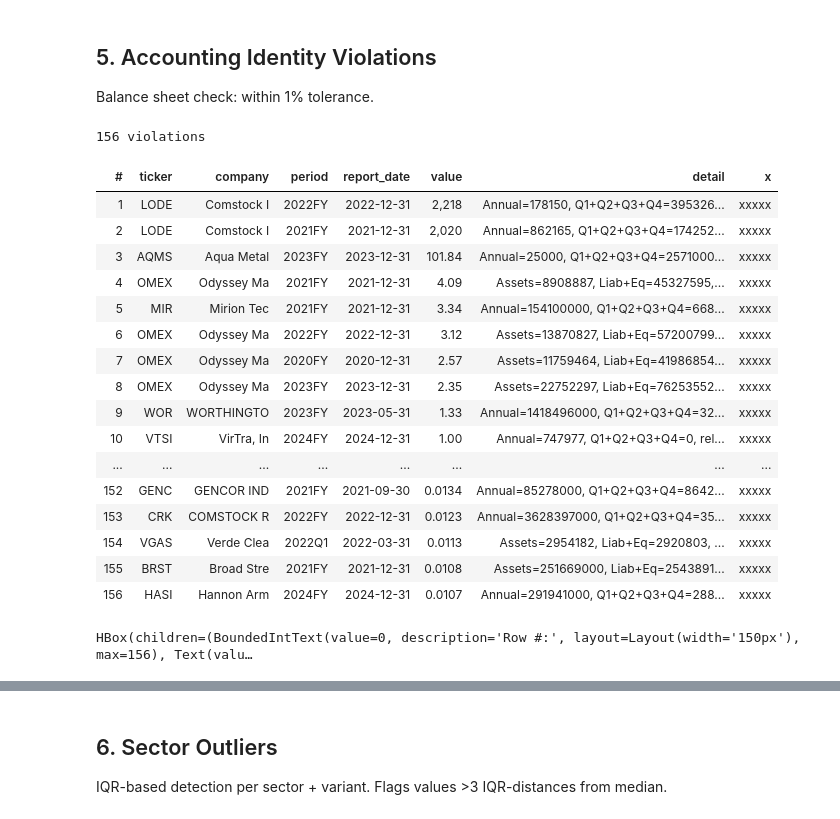
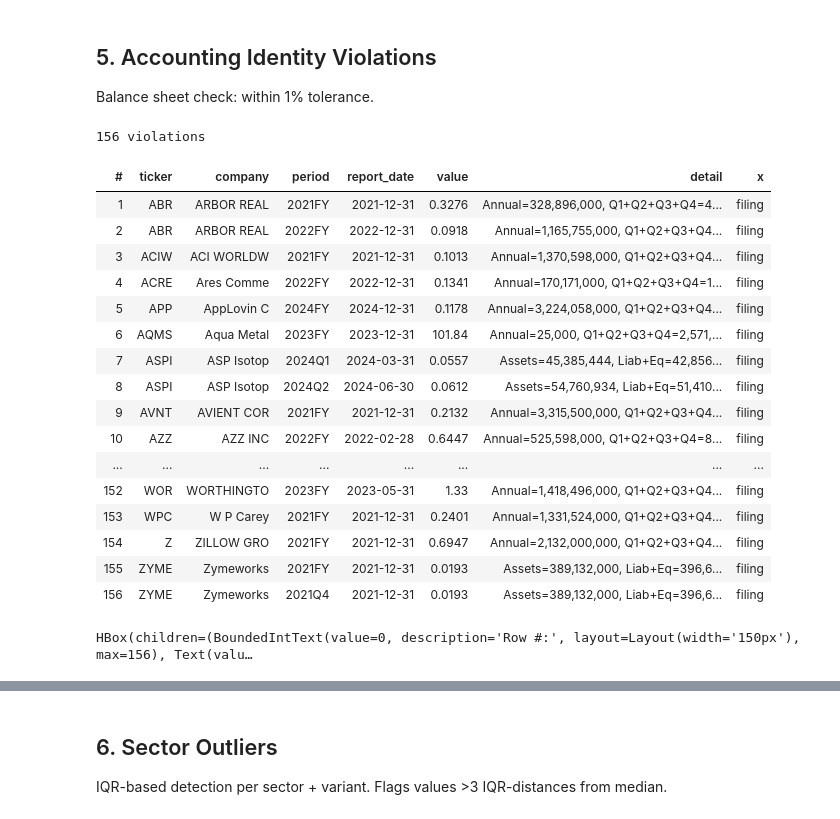
Before and after one commit to marcdumon/investment_research_platform, a Jupyter notebook: notebooks/fundamental_anomalies.ipynb, the cells around one changed output, grey strips where cells are left out. Drawn from its saved outputs; the diff is of its cells as text; code cells hidden in the pictures.

```diff
--- a/notebooks/fundamental_anomalies.ipynb
+++ b/notebooks/fundamental_anomalies.ipynb
@@ -50,12 +50,16 @@ def _prep_df(df: pd.DataFrame) -> pd.DataFrame:
             df.insert(loc, 'company', df['company_name'].str[:10])
         df = df.drop(columns=['company_name'])
     if 'edgar_url' in df.columns:
-        df['x'] = df['edgar_url'].apply(
-            lambda u: (
-                f'<a href="{u}" target="_blank">xxxxx</a>' if pd.notna(u) and u else ''
-            )
-        )
-        df = df.drop(columns=['edgar_url'])
+        has_form = 'edgar_form' in df.columns
+        def _link(r):
+            u = r['edgar_url']
+            form = r['edgar_form'] if has_form else None
+            if not (pd.notna(u) and u and pd.notna(form) and form):
+                return ''
+            return f'<a href="{u}" target="_blank">{form}</a>'
+        df['x'] = df.apply(_link, axis=1)
+        drop = ['edgar_url'] + (['edgar_form'] if has_form else [])
+        df = df.drop(columns=drop)
     if 'value' in df.columns:
         df['value'] = df['value'].apply(_fmt_value)
     return df
@@ -253,43 +248,71 @@ Balance sheet check:  within 1% tolerance.
 # %%
 acct = (
     findings[findings['rule'] == 'accounting_identity'][
-        ['ticker', 'company_name', 'period', 'report_date', 'value', 'rule', 'detail', 'edgar_url']
+        [
+            'ticker',
+            'company_name',
+            'period',
+            'report_date',
+            'value',
+            'rule',
+            'detail',
+        ]
     ]
-    .sort_values('value', ascending=False)
+    .sort_values(['ticker','period','value'], ascending=True)
     .reset_index(drop=True)
 )
 print(f'{len(acct)} violations')
+
+# build filing links: annual + Q1/Q2/Q3/Q4 for quarterly identity checks
+if 'sec_filings' in data and not acct.empty:
+    _sf = data['sec_filings'].drop_duplicates(subset=['ticker','period']).set_index(['ticker','period'])
+    _sf_url  = _sf['url']  if 'url'  in _sf.columns else pd.Series(dtype=object)
+    _sf_form = _sf['form'] if 'form' in _sf.columns else pd.Series(dtype=object)
+    def _flink(ticker, period):
+        u = _sf_url.get((ticker, period))
+        f = _sf_form.get((ticker, period))
+        return f'<a href="{u}" target="_blank">{f}</a>' if u and f else ''
+    def _all_links(ticker, period):
+        parts = [_flink(ticker, period)]
+        if str(period).endswith('FY'):
+            year = str(period)[:4]
+            parts += [_flink(ticker, f'{year}{q}') for q in ('Q1','Q2','Q3','Q4')]
+        return ' '.join(p for p in parts if p)
+    acct['filings'] = acct.apply(lambda r: _all_links(r['ticker'], r['period']), axis=1)
+else:
+    acct['filings'] = ''
+
 _acct_show = _prep_df(acct.copy())
 _acct_show.insert(0, '#', range(1, len(_acct_show) + 1))
 display(_html(_acct_show))
 
 _acct_row, _acct_note, _acct_wl_btn, _acct_chk_btn, _acct_bl_btn, _acct_msg = (
     _exc_widgets(lambda i: acct.iloc[i - 1] if 0 < i <= len(acct) else None)
 )
 _acct_row.max = max(len(acct), 1)
 display(
     w.HBox([_acct_row, _acct_note, _acct_wl_btn, _acct_chk_btn, _acct_bl_btn]),
     _acct_msg,
 )
 # %% [output]
 156 violations
 | # | ticker | company | period | report_date | value | detail | x |
-| 1 | LODE | Comstock I | 2022FY | 2022-12-31 | 2,218 | Annual=178150, Q1+Q2+Q3+Q4=395326... | xxxxx |
-| 2 | LODE | Comstock I | 2021FY | 2021-12-31 | 2,020 | Annual=862165, Q1+Q2+Q3+Q4=174252... | xxxxx |
-| 3 | AQMS | Aqua Metal | 2023FY | 2023-12-31 | 101.84 | Annual=25000, Q1+Q2+Q3+Q4=2571000... | xxxxx |
-| 4 | OMEX | Odyssey Ma | 2021FY | 2021-12-31 | 4.09 | Assets=8908887, Liab+Eq=45327595,... | xxxxx |
-| 5 | MIR | Mirion Tec | 2021FY | 2021-12-31 | 3.34 | Annual=154100000, Q1+Q2+Q3+Q4=668... | xxxxx |
-| 6 | OMEX | Odyssey Ma | 2022FY | 2022-12-31 | 3.12 | Assets=13870827, Liab+Eq=57200799... | xxxxx |
-| 7 | OMEX | Odyssey Ma | 2020FY | 2020-12-31 | 2.57 | Assets=11759464, Liab+Eq=41986854... | xxxxx |
-| 8 | OMEX | Odyssey Ma | 2023FY | 2023-12-31 | 2.35 | Assets=22752297, Liab+Eq=76253552... | xxxxx |
-| 9 | WOR | WORTHINGTO | 2023FY | 2023-05-31 | 1.33 | Annual=1418496000, Q1+Q2+Q3+Q4=32... | xxxxx |
-| 10 | VTSI | VirTra, In | 2024FY | 2024-12-31 | 1.00 | Annual=747977, Q1+Q2+Q3+Q4=0, rel... | xxxxx |
+| 1 | ABR | ARBOR REAL | 2021FY | 2021-12-31 | 0.3276 | Annual=328,896,000, Q1+Q2+Q3+Q4=4... | filing |
+| 2 | ABR | ARBOR REAL | 2022FY | 2022-12-31 | 0.0918 | Annual=1,165,755,000, Q1+Q2+Q3+Q4... | filing |
+| 3 | ACIW | ACI WORLDW | 2021FY | 2021-12-31 | 0.1013 | Annual=1,370,598,000, Q1+Q2+Q3+Q4... | filing |
+| 4 | ACRE | Ares Comme | 2022FY | 2022-12-31 | 0.1341 | Annual=170,171,000, Q1+Q2+Q3+Q4=1... | filing |
+| 5 | APP | AppLovin C | 2024FY | 2024-12-31 | 0.1178 | Annual=3,224,058,000, Q1+Q2+Q3+Q4... | filing |
+| 6 | AQMS | Aqua Metal | 2023FY | 2023-12-31 | 101.84 | Annual=25,000, Q1+Q2+Q3+Q4=2,571,... | filing |
+| 7 | ASPI | ASP Isotop | 2024Q1 | 2024-03-31 | 0.0557 | Assets=45,385,444, Liab+Eq=42,856... | filing |
+| 8 | ASPI | ASP Isotop | 2024Q2 | 2024-06-30 | 0.0612 | Assets=54,760,934, Liab+Eq=51,410... | filing |
+| 9 | AVNT | AVIENT COR | 2021FY | 2021-12-31 | 0.2132 | Annual=3,315,500,000, Q1+Q2+Q3+Q4... | filing |
+| 10 | AZZ | AZZ INC | 2022FY | 2022-02-28 | 0.6447 | Annual=525,598,000, Q1+Q2+Q3+Q4=8... | filing |
 | ... | ... | ... | ... | ... | ... | ... | ... |
-| 152 | GENC | GENCOR IND | 2021FY | 2021-09-30 | 0.0134 | Annual=85278000, Q1+Q2+Q3+Q4=8642... | xxxxx |
-| 153 | CRK | COMSTOCK R | 2022FY | 2022-12-31 | 0.0123 | Annual=3628397000, Q1+Q2+Q3+Q4=35... | xxxxx |
-| 154 | VGAS | Verde Clea | 2022Q1 | 2022-03-31 | 0.0113 | Assets=2954182, Liab+Eq=2920803, ... | xxxxx |
-| 155 | BRST | Broad Stre | 2021FY | 2021-12-31 | 0.0108 | Assets=251669000, Liab+Eq=2543891... | xxxxx |
-| 156 | HASI | Hannon Arm | 2024FY | 2024-12-31 | 0.0107 | Annual=291941000, Q1+Q2+Q3+Q4=288... | xxxxx |
+| 152 | WOR | WORTHINGTO | 2023FY | 2023-05-31 | 1.33 | Annual=1,418,496,000, Q1+Q2+Q3+Q4... | filing |
+| 153 | WPC | W P Carey | 2021FY | 2021-12-31 | 0.2401 | Annual=1,331,524,000, Q1+Q2+Q3+Q4... | filing |
+| 154 | Z | ZILLOW GRO | 2021FY | 2021-12-31 | 0.6947 | Annual=2,132,000,000, Q1+Q2+Q3+Q4... | filing |
+| 155 | ZYME | Zymeworks | 2021FY | 2021-12-31 | 0.0193 | Assets=389,132,000, Liab+Eq=396,6... | filing |
+| 156 | ZYME | Zymeworks | 2021Q4 | 2021-12-31 | 0.0193 | Assets=389,132,000, Liab+Eq=396,6... | filing |
 HBox(children=(BoundedIntText(value=0, description='Row #:', layout=Layout(width='150px'), max=156), Text(valu…
 [interactive output not drawn]
 # %% [markdown]
```
Also changed, not shown: parts of 4 cells of this notebook, 5 other files.
